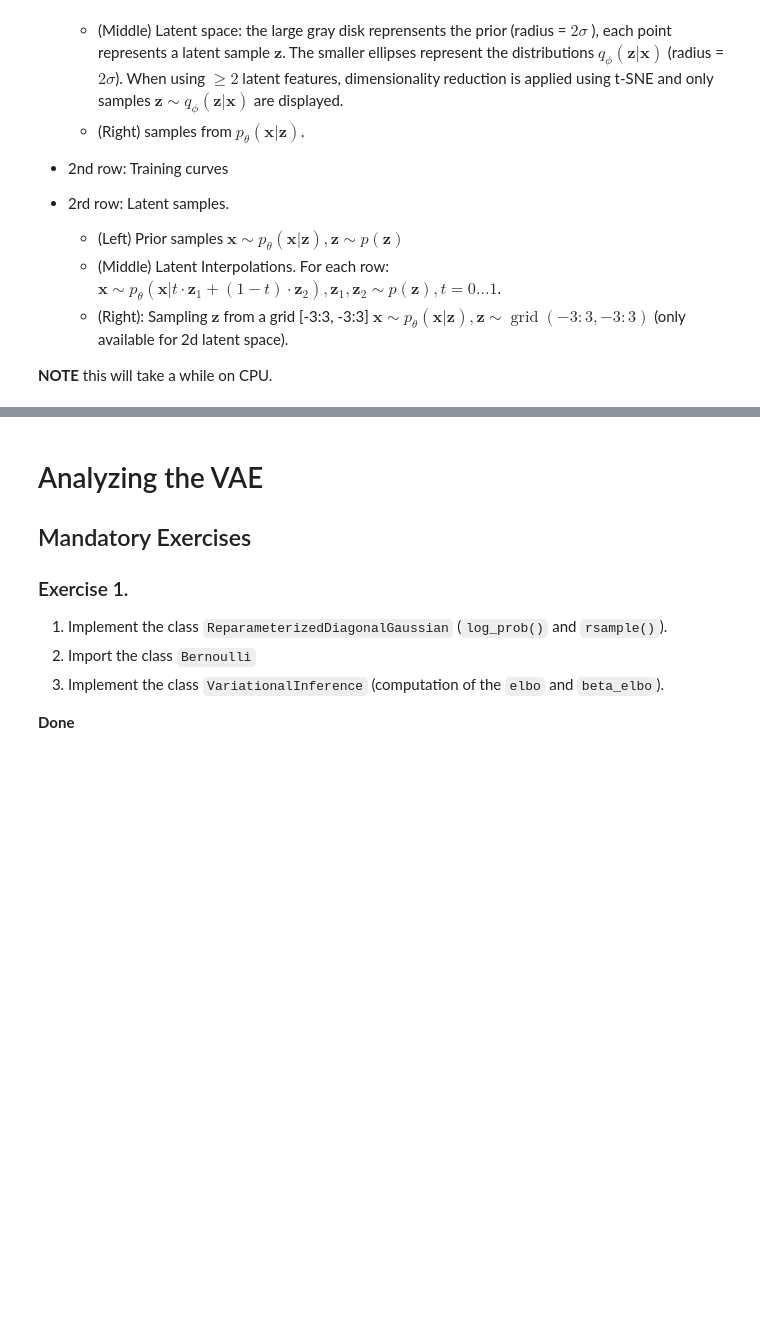
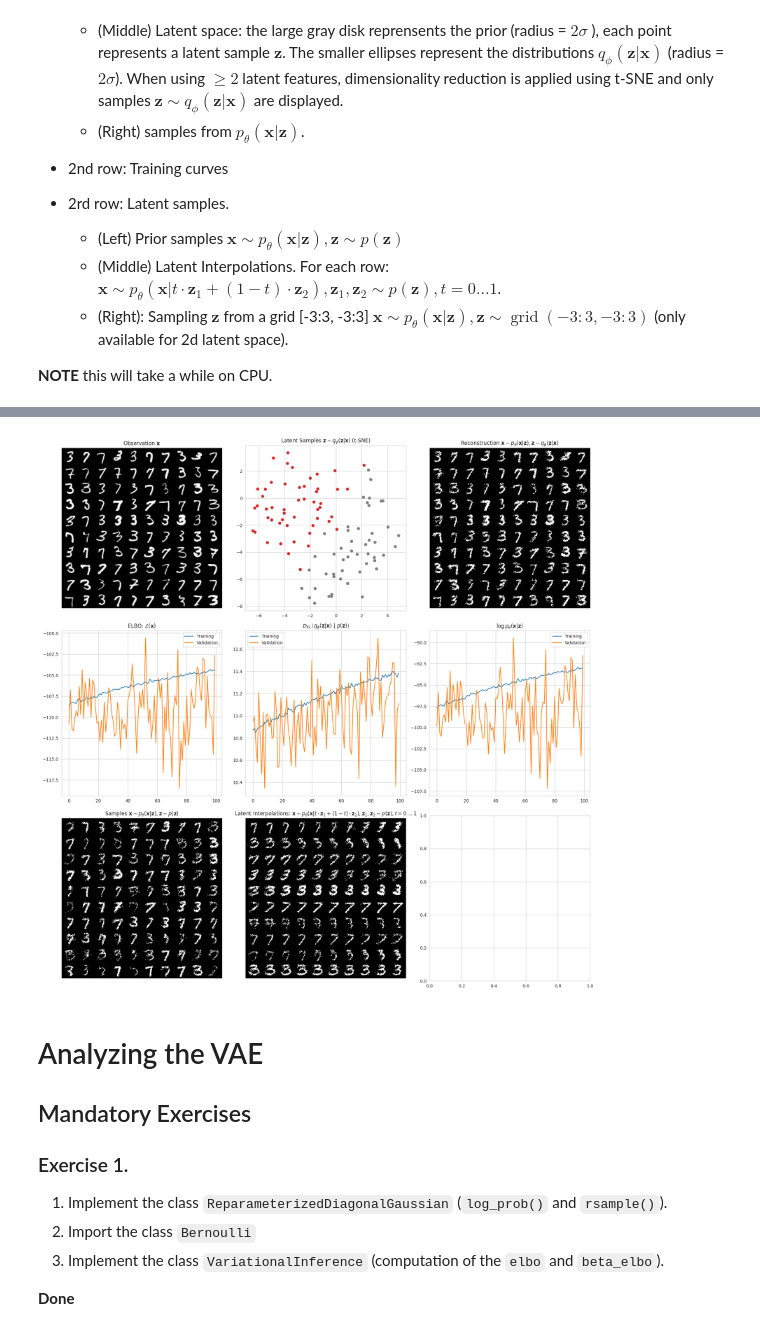
Before and after one commit to jalkestrup/dtu-deep-learning, a Jupyter notebook: 7_Unsupervised/7.2-EXE-variational-autoencoder.ipynb, the cells around one changed output, grey strips where cells are left out. Cells and saved outputs as stored; diff of their text form; code cells hidden in the pictures; blank space fills up the shorter version.

```diff
--- a/7_Unsupervised/7.2-EXE-variational-autoencoder.ipynb
+++ b/7_Unsupervised/7.2-EXE-variational-autoencoder.ipynb
@@ -714,3 +682,58 @@ while epoch < num_epochs:
+# %%
+num_epochs = 100
+
+device = torch.device("cuda:0" if torch.cuda.is_available() else "cpu")
+print(f">> Using device: {device}")
+
+# move the model to the device
+vae = vae5.to(device)
+
+# training..
+while epoch < num_epochs:
+    epoch+= 1
+    training_epoch_data = defaultdict(list)
+    vae.train()
+
+    # Go through each batch in the training dataset using the loader
+    # Note that y is not necessarily known as it is here
+    for x, y in train_loader:
+        x = x.to(device)
+
+        # perform a forward pass through the model and compute the ELBO
+        loss, diagnostics, outputs = vi(vae, x)
+
+        optimizer.zero_grad()
+        loss.backward()
+        optimizer.step()
+
+        # gather data for the current bach
+        for k, v in diagnostics.items():
+            training_epoch_data[k] += [v.mean().item()]
+
+
+    # gather data for the full epoch
+    for k, v in training_epoch_data.items():
+        training_data[k] += [np.mean(training_epoch_data[k])]
+
+    # Evaluate on a single batch, do not propagate gradients
+    with torch.no_grad():
+        vae.eval()
+
+        # Just load a single batch from the test loader
+        x, y = next(iter(test_loader))
+        x = x.to(device)
+
+        # perform a forward pass through the model and compute the ELBO
+        loss, diagnostics, outputs = vi(vae, x)
+
+        # gather data for the validation step
+        for k, v in diagnostics.items():
+            validation_data[k] += [v.mean().item()]
+
+    # Reproduce the figure from the begining of the notebook, plot the training curves and show latent samples
+    make_vae_plots(vae, x, y, outputs, training_data, validation_data)
+# %% [output]
+[figure, added]
 # %% [markdown]
 # Analyzing the VAE
 
```
Also changed, not shown: parts of 13 cells of this notebook.
